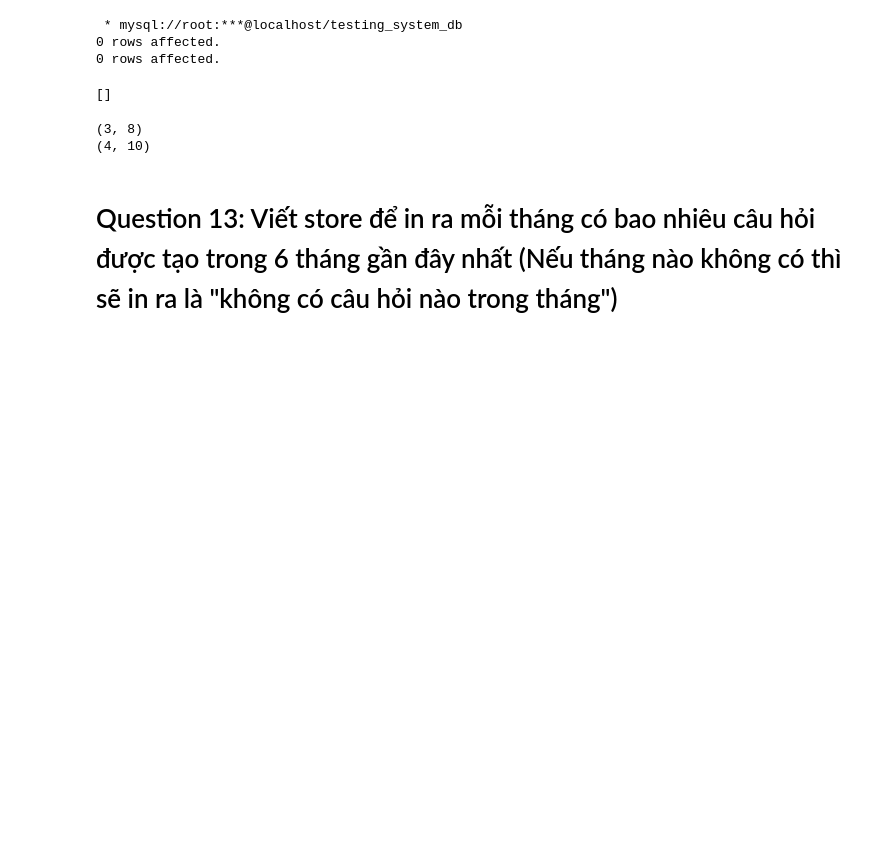
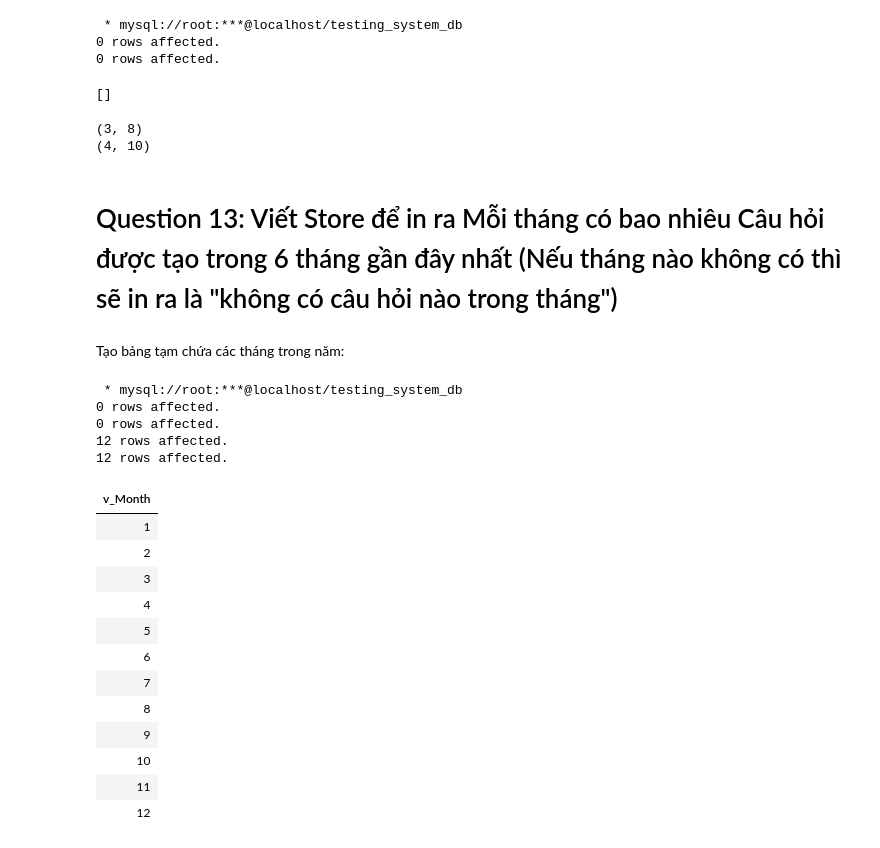
Before and after one commit to buiquanghuy99-aio24/MMC_DataScience, a Jupyter notebook: Module-2/Lesson 12/Lab-6.ipynb, the cells around one changed output. Cells and saved outputs as stored; diff of their text form; code cells hidden in the pictures; blank space fills up the shorter version.

```diff
--- a/Module-2/Lesson 12/Lab-6.ipynb
+++ b/Module-2/Lesson 12/Lab-6.ipynb
@@ -1152,4 +1152,37 @@ conn.close()
 (3, 8)
 (4, 10)
 # %% [markdown]
-# Question 13: Viết store để in ra mỗi tháng có bao nhiêu câu hỏi được tạo trong 6 tháng gần đây nhất (Nếu tháng nào không có thì sẽ in ra là "không có câu hỏi nào trong tháng")
+# Question 13: Viết Store để in ra Mỗi tháng có bao nhiêu Câu hỏi được tạo trong 6 tháng gần đây nhất (Nếu tháng nào không có thì sẽ in ra là "không có câu hỏi nào trong tháng")
+# %% [markdown]
+Tạo bảng tạm chứa các tháng trong năm:
+# %%
+%%sql
+DROP    TEMPORARY TABLE IF EXISTS   temp_MonthsOfYear;
+CREATE  TEMPORARY TABLE             temp_MonthsOfYear(
+    v_Month INT
+);
+
+INSERT INTO temp_MonthsOfYear   (v_Month)
+VALUES                          (1), (2), (3), (4), (5), (6), (7), (8), (9), (10), (11), (12);
+
+SELECT  *
+FROM    temp_MonthsOfYear;
+# %% [output]
+ * mysql://root:***@localhost/testing_system_db
+0 rows affected.
+0 rows affected.
+12 rows affected.
+12 rows affected.
+| v_Month |
+| 1 |
+| 2 |
+| 3 |
+| 4 |
+| 5 |
+| 6 |
+| 7 |
+| 8 |
+| 9 |
+| 10 |
+| 11 |
+| 12 |
```
Also changed, not shown: parts of 8 cells of this notebook, 4 other files.
